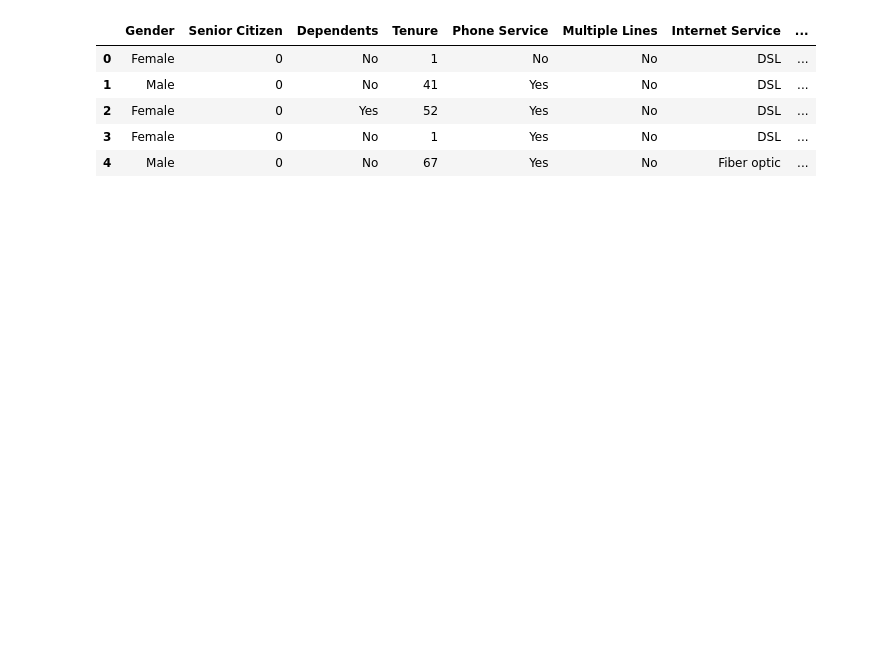
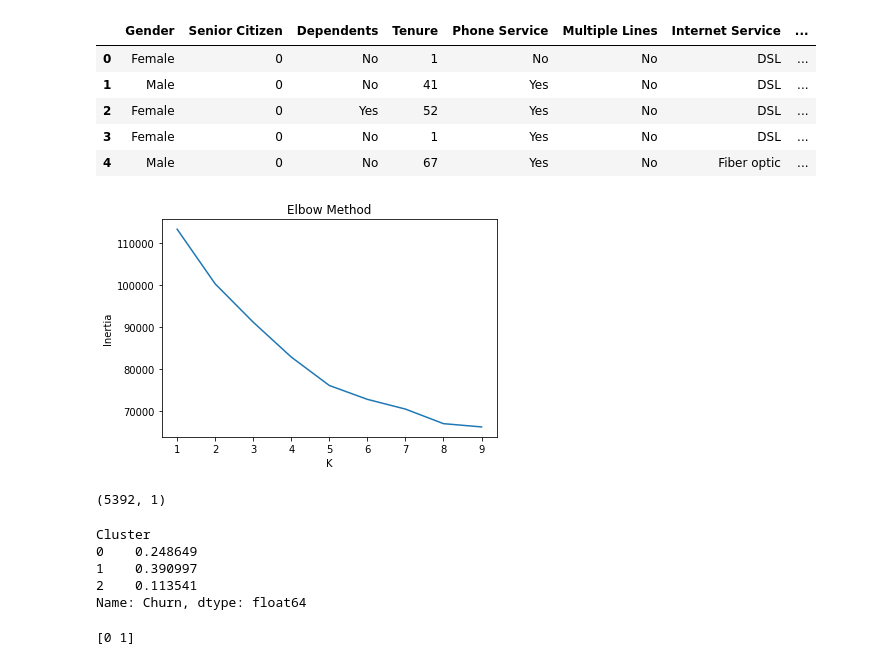
Before and after one commit to sher52/Customer-Churn-Stage2, a Jupyter notebook: Clustering_Analysis/experiment.ipynb, the cells around one changed output. Drawn from its saved outputs; the diff is of its cells as text; code cells hidden in the pictures; blank space fills up the shorter version.

Commit message:
adding clustering techinque

```diff
--- a/Clustering_Analysis/experiment.ipynb
+++ b/Clustering_Analysis/experiment.ipynb
@@ -13,0 +20,31 @@ data.head()
+# %%
+X_train = np.load("X_train.npy")
+X_test = np.load("X_test.npy")
+
+y_train = pd.read_csv("y_train.csv")
+y_test = pd.read_csv("y_test.csv")
+# %%
+from sklearn.preprocessing import StandardScaler
+
+scaler = StandardScaler()
+
+X_train_scaled = scaler.fit_transform(X_train)
+X_test_scaled = scaler.transform(X_test)
+# %%
+from sklearn.cluster import KMeans
+import matplotlib.pyplot as plt
+
+inertia = []
+
+for k in range(1, 10):
+    kmeans = KMeans(n_clusters=k, random_state=42)
+    kmeans.fit(X_train_scaled)
+    inertia.append(kmeans.inertia_)
+
+plt.plot(range(1, 10), inertia)
+plt.xlabel("K")
+plt.ylabel("Inertia")
+plt.title("Elbow Method")
+plt.show()
+# %% [output]
+[figure, added]
@@ -13,0 +60,4 @@ data.head()
+# %%
+y_train.shape
+# %% [output]
+(5392, 1)
@@ -13,0 +66,13 @@ data.head()
+# %%
+cluster_analysis = df_cluster.groupby('Cluster')['Churn'].mean()
+print(cluster_analysis)
+# %% [output]
+Cluster
+0    0.248649
+1    0.390997
+2    0.113541
+Name: Churn, dtype: float64
+# %%
+print(df_cluster['Churn'].unique())
+# %% [output]
+[0 1]
```
Also changed, not shown: parts of 7 cells of this notebook, 4 other files.
